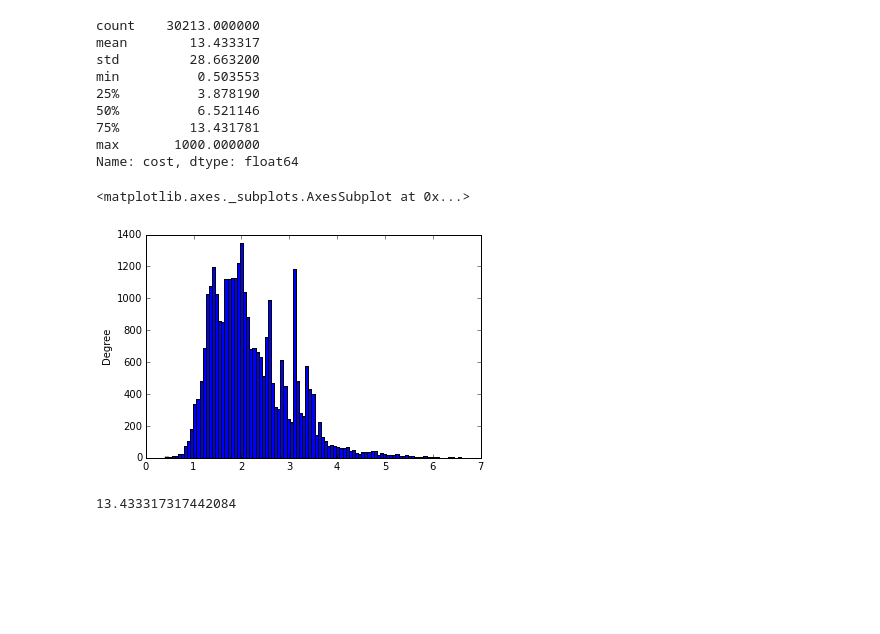
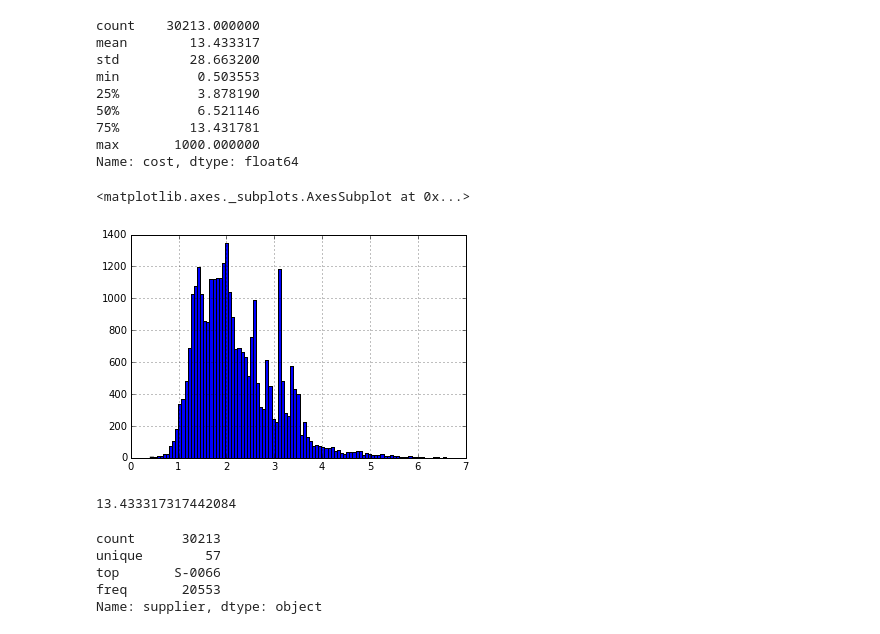
Before and after one commit to cberzan/kaggle-caterpillar, a Jupyter notebook: caterpillar-tube-pricing/explore_data.ipynb, the cells around one changed output. Saved outputs shown, nothing was run; the diff lists cells and outputs as text; code cells hidden in the pictures; blank space fills up the shorter version.

```diff
--- a/caterpillar-tube-pricing/explore_data.ipynb
+++ b/caterpillar-tube-pricing/explore_data.ipynb
@@ -27,11 +26,19 @@ min          0.503553
 max       1000.000000
 Name: cost, dtype: float64
 # %%
-np.log(train_set['cost'] + 1).plot(kind='hist', bins=100)
+np.log(train_set['cost'] + 1).hist(bins=100)
 # %% [output]
 <matplotlib.axes._subplots.AxesSubplot at 0x...>
-[figure, old version]
+[figure, new version]
 # %%
 train_set['cost'].mean()
 # %% [output]
 13.433317317442084
+# %%
+train_set['supplier'].describe()
+# %% [output]
+count      30213
+unique        57
+top       S-0066
+freq       20553
+Name: supplier, dtype: object
```
Also changed, not shown: parts of 11 cells of this notebook, 6 other files.
